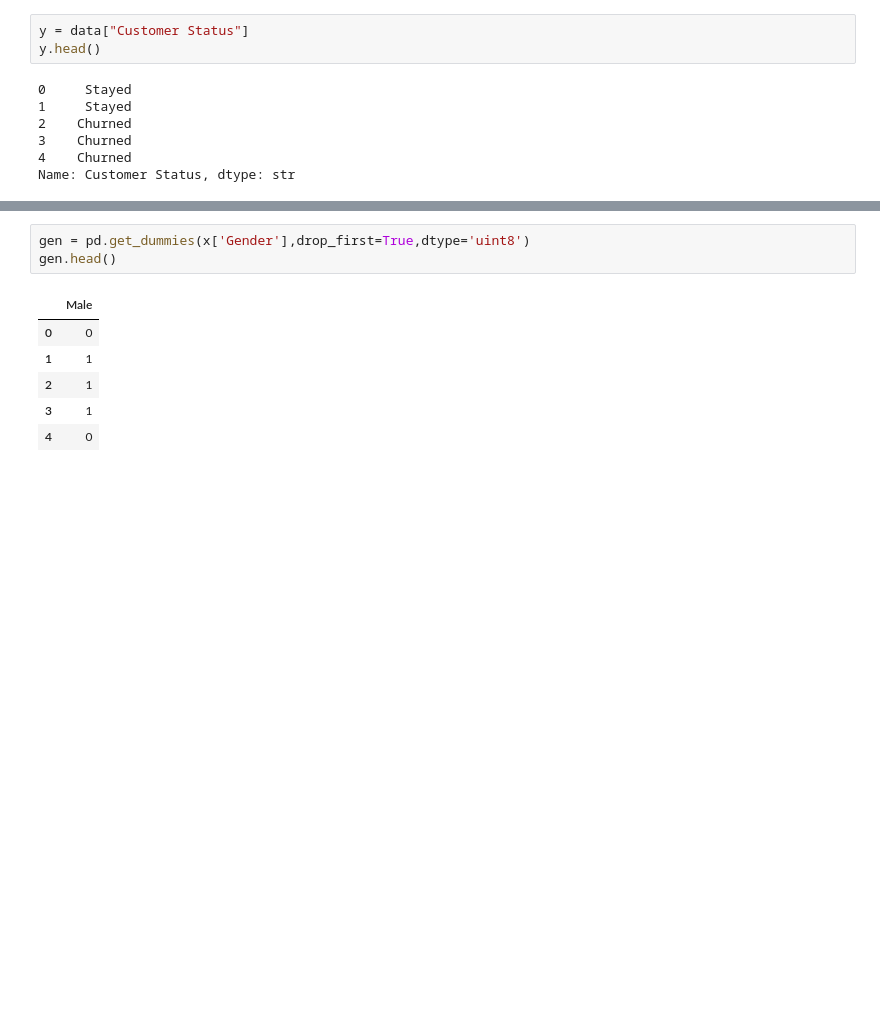
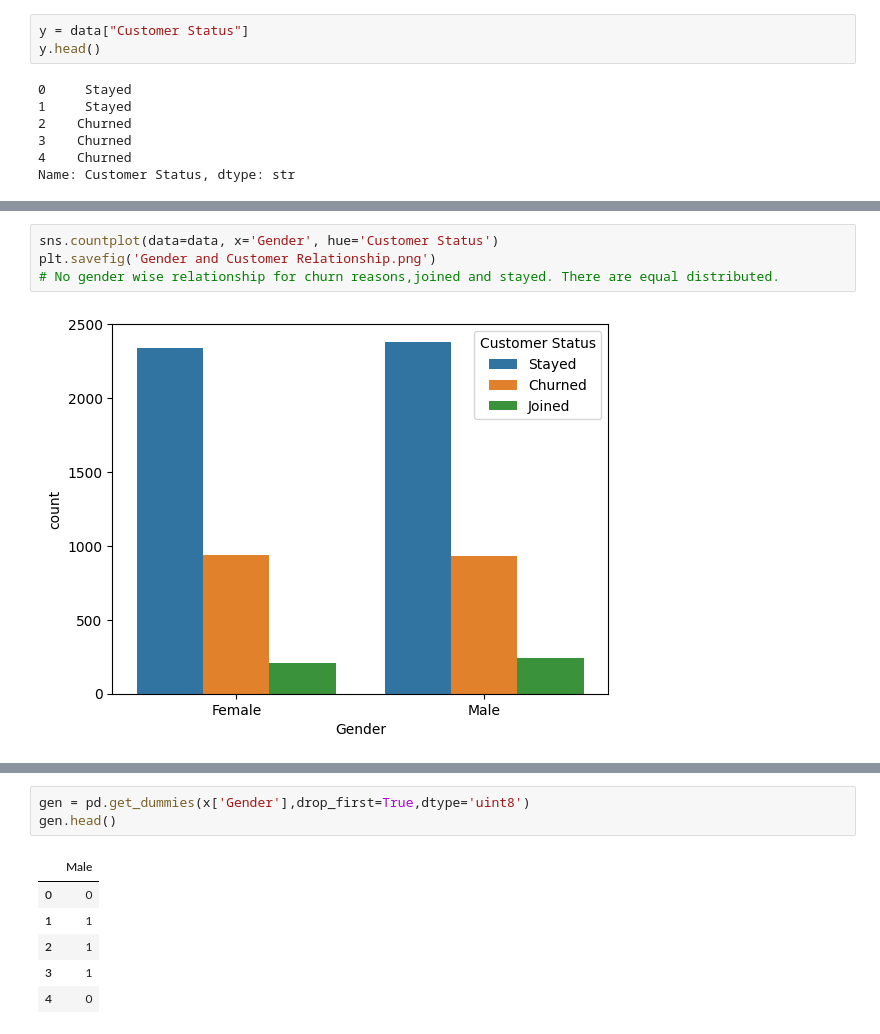
Before and after one commit to Karthi-1008/Signal_Stay, a Jupyter notebook: Model.ipynb, the cells around one changed output, grey strips where cells are left out. Cells and saved outputs as stored; diff of their text form; blank space fills up the shorter version.

```diff
--- a/Model.ipynb
+++ b/Model.ipynb
@@ -119,0 +125,6 @@ Name: Customer Status, dtype: str
+# %%
+sns.countplot(data=data, x='Gender', hue='Customer Status')
+plt.savefig('Gender and Customer Relationship.png')
+# No gender wise relationship for churn reasons,joined and stayed. There are equal distributed.
+# %% [output]
+[figure, added]
```
Also changed, not shown: parts of 31 cells of this notebook, 5 other files.
